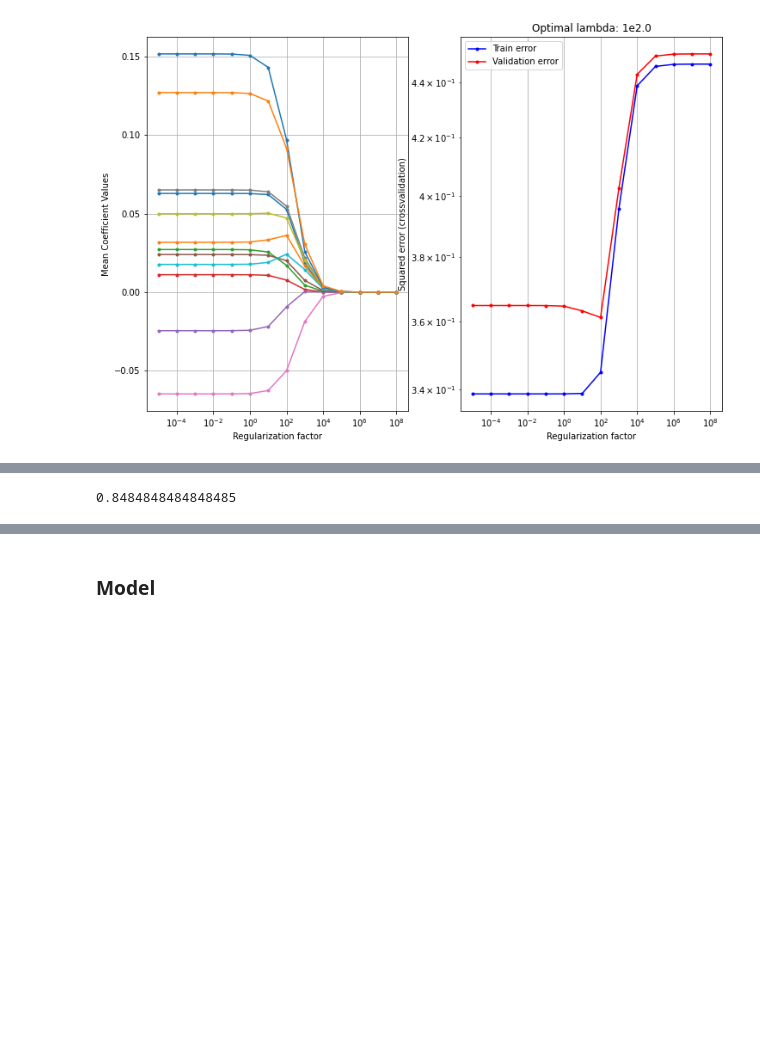
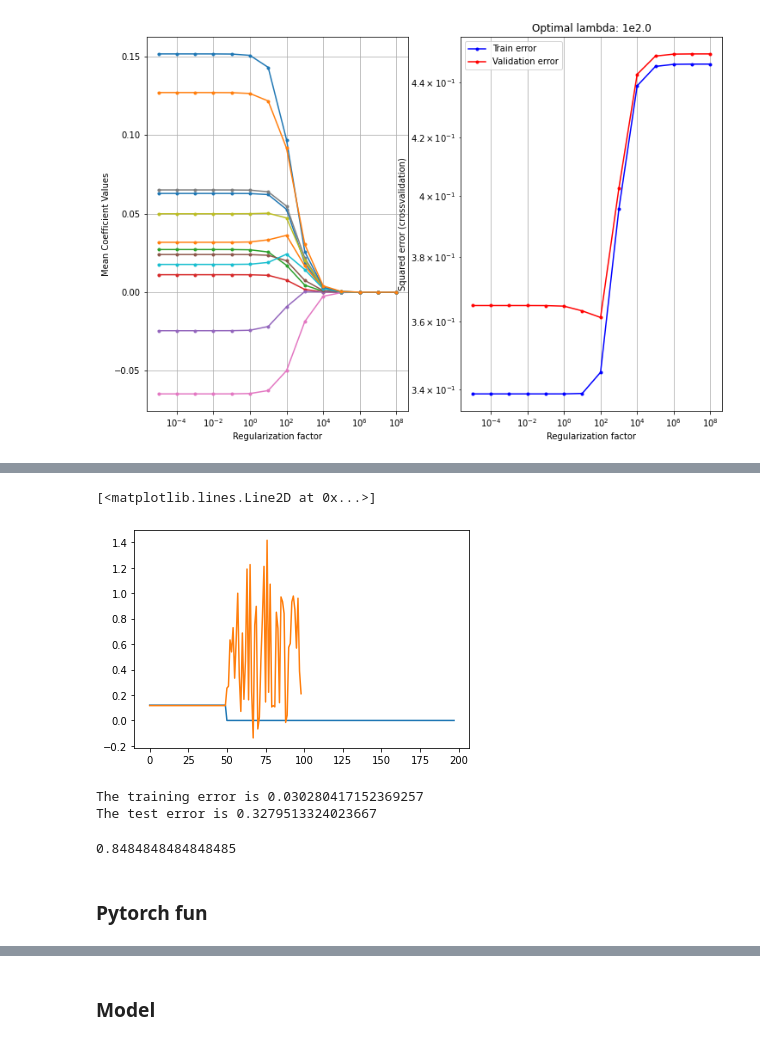
Before and after one commit to WizenPainter/DTU-02450, a Jupyter notebook: Assignment 1/project.ipynb, the cells around one changed output, grey strips where cells are left out. Saved outputs shown, nothing was run; the diff lists cells and outputs as text; code cells hidden in the pictures; blank space fills up the shorter version.

Commit message:
Pytorch not working

```diff
--- a/Assignment 1/project.ipynb
+++ b/Assignment 1/project.ipynb
@@ -560,4 +604,18 @@ for k in range(0, len(lambda_interval)):
+# %%
+plt.plot(Error_train_sm)
+plt.plot(Error_test_sm)
+# %% [output]
+[<matplotlib.lines.Line2D at 0x...>]
+[figure, added]
+# %%
+print(f'The training error is {Error_train_sm.mean()}')
+print(f'The test error is {Error_test_sm.mean()}')
+# %% [output]
+The training error is 0.030280417152369257
+The test error is 0.3279513324023667
 # %%
 mdl.score(X_test, y_test)
 # %% [output]
 0.8484848484848485
+# %% [markdown]
+### Pytorch fun
```
Also changed, not shown: parts of 10 cells of this notebook.
